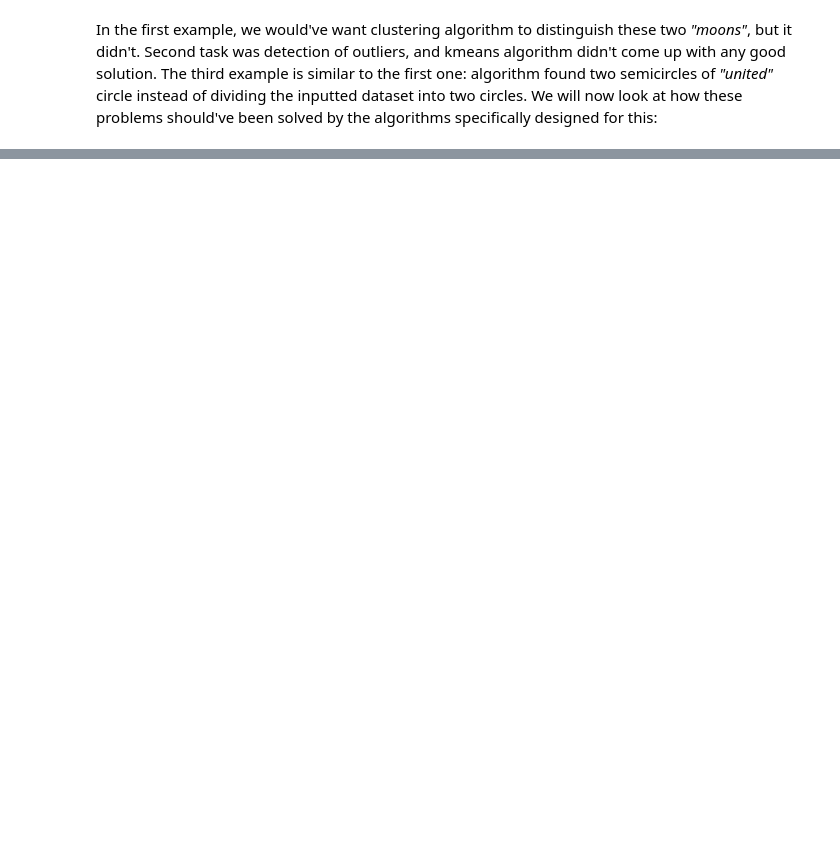
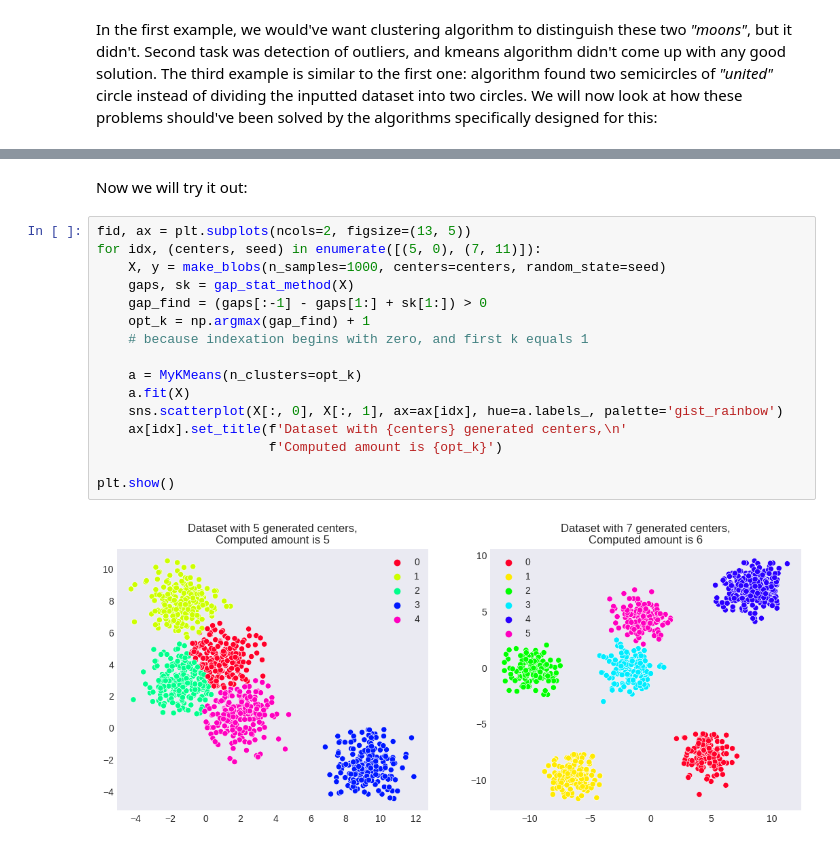
Before and after one commit to VFYAS/KMeans-implementation, a Jupyter notebook: kmeans implementation and report.ipynb, the cells around one changed output, grey strips where cells are left out. Saved outputs shown, nothing was run; the diff lists cells and outputs as text; blank space fills up the shorter version.

```diff
--- a/kmeans implementation and report.ipynb
+++ b/kmeans implementation and report.ipynb
@@ -359,0 +408,20 @@ plt.show()
+# %% [markdown]
+Now we will try it out:
+# %%
+fid, ax = plt.subplots(ncols=2, figsize=(13, 5))
+for idx, (centers, seed) in enumerate([(5, 0), (7, 11)]):
+    X, y = make_blobs(n_samples=1000, centers=centers, random_state=seed)
+    gaps, sk = gap_stat_method(X)
+    gap_find = (gaps[:-1] - gaps[1:] + sk[1:]) > 0
+    opt_k = np.argmax(gap_find) + 1
+    # because indexation begins with zero, and first k equals 1
+
+    a = MyKMeans(n_clusters=opt_k)
+    a.fit(X)
+    sns.scatterplot(X[:, 0], X[:, 1], ax=ax[idx], hue=a.labels_, palette='gist_rainbow')
+    ax[idx].set_title(f'Dataset with {centers} generated centers,\n'
+                      f'Computed amount is {opt_k}')
+
+plt.show()
+# %% [output]
+[figure, added]
```
Also changed, not shown: parts of 18 cells of this notebook.
